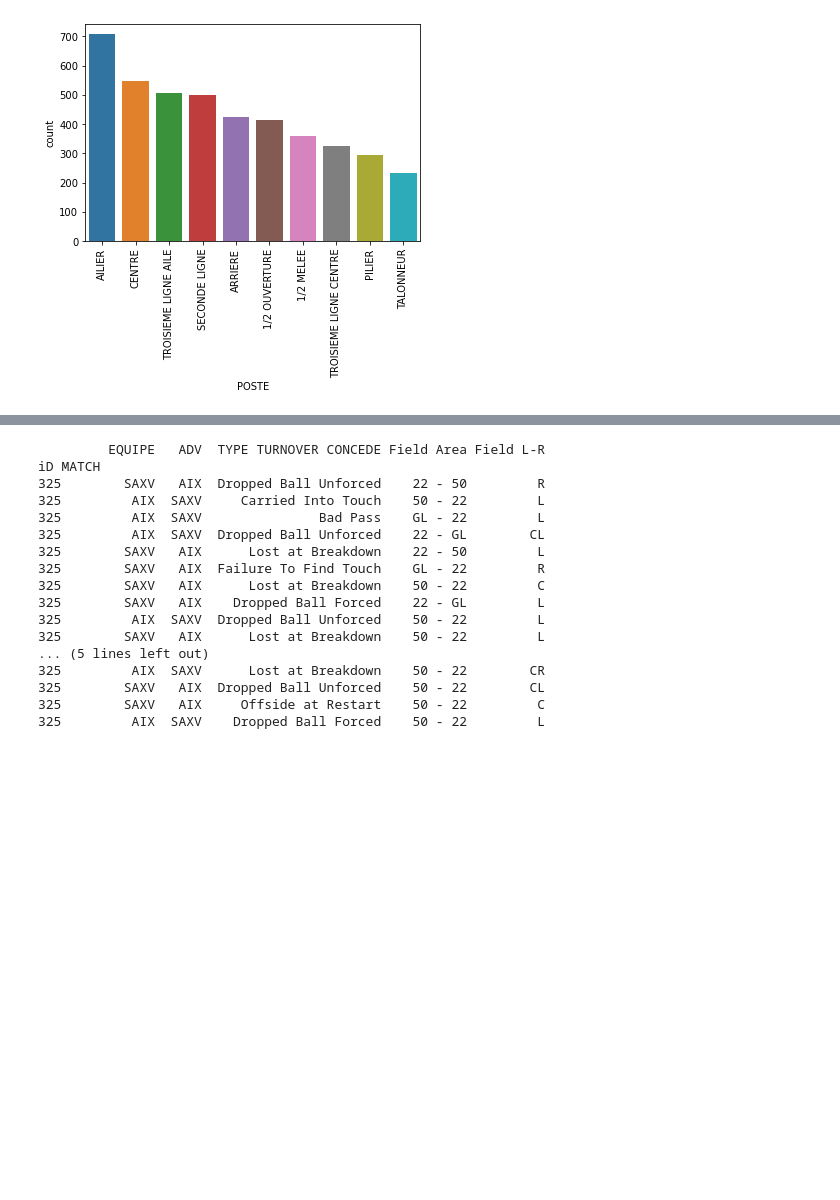
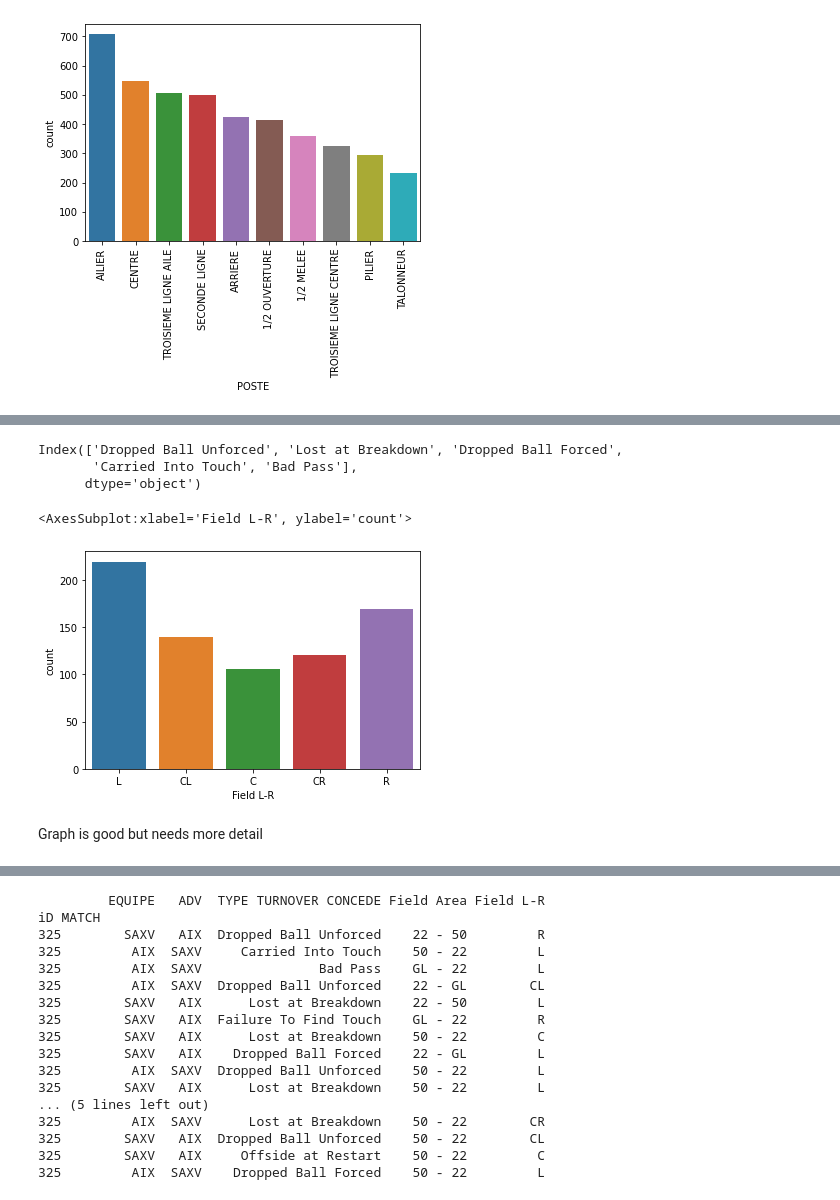
Before and after one commit to UCDPAIanSheridan/UCDPA_IanSheridan, a Jupyter notebook: MyProject.ipynb, the cells around one changed output, grey strips where cells are left out. Drawn from its saved outputs; the diff is of its cells as text; code cells hidden in the pictures; blank space fills up the shorter version.

```diff
--- a/MyProject.ipynb
+++ b/MyProject.ipynb
@@ -228,3 +229,7 @@ for item in positions.get_xticklabels():
     item.set_rotation(90)
 # %% [output]
 [figure]
+# %%
+## Analyse why teams are losing the ball in attacking situations
+attacking= turnover[turnover['Field Area']=='22 - GL']
+attacking.head()
@@ -230,0 +261,14 @@ for item in positions.get_xticklabels():
+# %%
+top_five= attacking['TYPE TURNOVER CONCEDE'].value_counts().iloc[:5].index
+top_five
+# %% [output]
+Index(['Dropped Ball Unforced', 'Lost at Breakdown', 'Dropped Ball Forced',
+       'Carried Into Touch', 'Bad Pass'],
+      dtype='object')
+# %%
+sns.countplot(data=attacking, x='Field L-R', order=['L','CL','C','CR','R'])
+# %% [output]
+<AxesSubplot:xlabel='Field L-R', ylabel='count'>
+[figure, added]
+# %% [markdown]
+Graph is good but needs more detail
```
Also changed, not shown: parts of 13 cells of this notebook.
